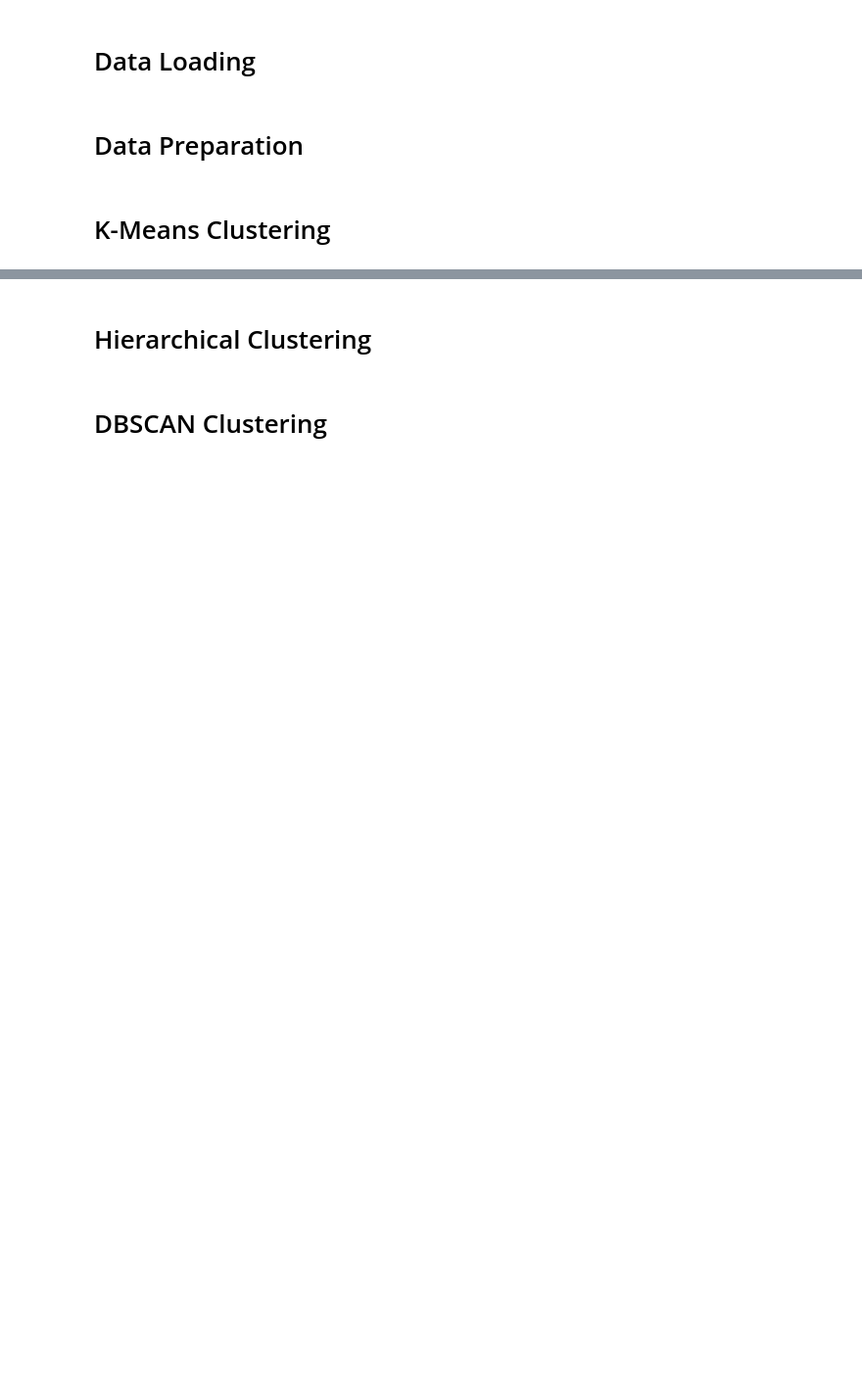
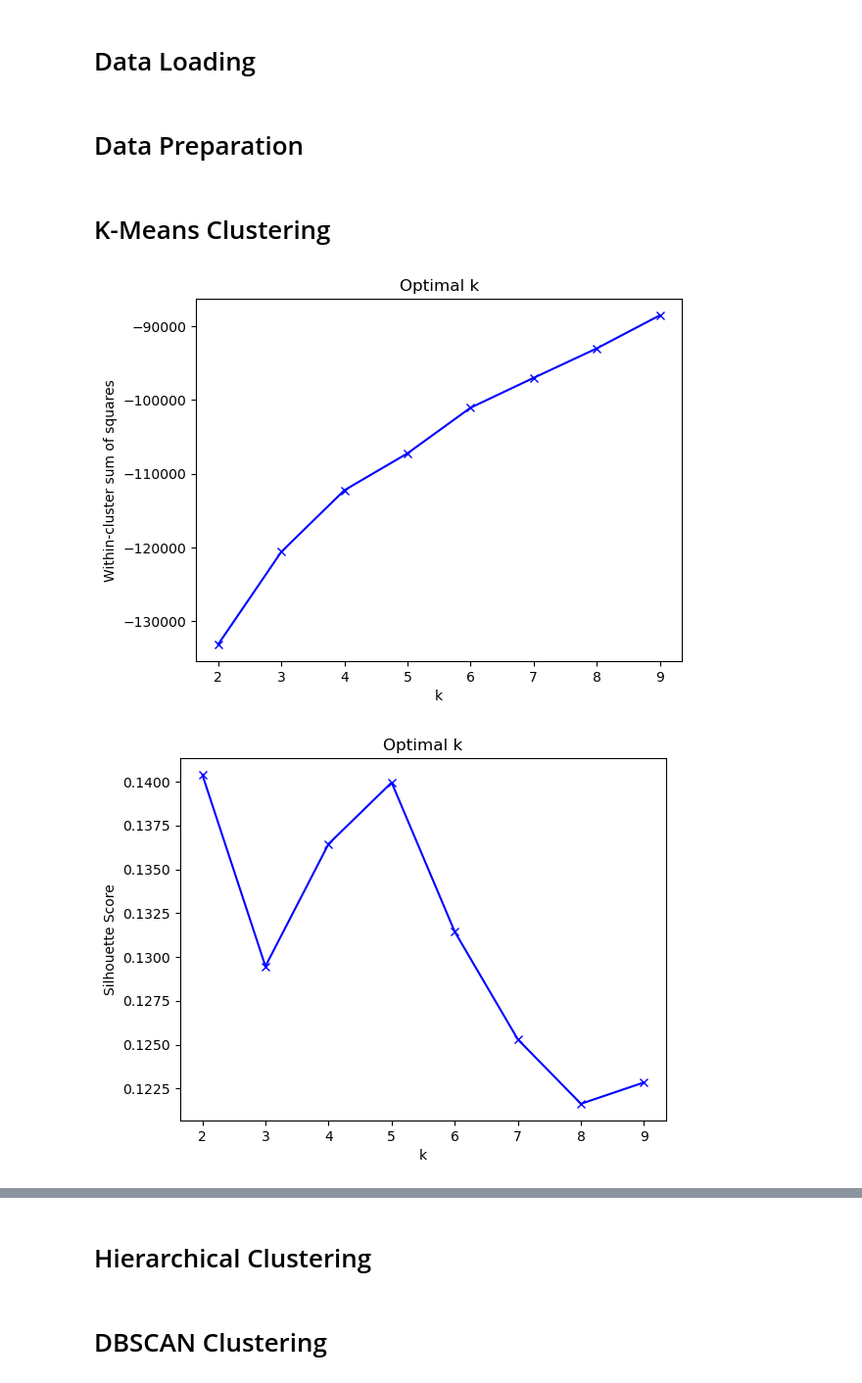
Before and after one commit to qw1mi/ml_pr2, a Jupyter notebook: Clustering_Algorithms.ipynb, the cells around one changed output, grey strips where cells are left out. Shown at 98% size. Cells and saved outputs as stored; diff of their text form; code cells hidden in the pictures; blank space fills up the shorter version.

Commit message:
some metrics implemented

```diff
--- a/Clustering_Algorithms.ipynb
+++ b/Clustering_Algorithms.ipynb
@@ -10,7 +11,7 @@ import seaborn as sns
 # Data Loading
 # %%
 
-data = pd.read_csv('data/data.csv')
+data = pd.read_csv('data/train.csv')
 # %% [markdown]
 # Data Preparation
 # %%
@@ -26,0 +32,32 @@ data_scaled = scaler.fit_transform(data_num)
+# %%
+def metrics_plots(X,max_k=10):
+
+    score = []
+    score_kmeans_s = []
+    score_kmeans_c = []
+    score_kmeans_d = []
+
+    for k in range(2, max_k):
+        kmeans = KMeans(n_clusters=k, random_state= 101)
+        predictions = kmeans.fit_predict(X)
+        # Calculate cluster validation metrics and append to lists of metrics
+        score.append(kmeans.score(X))
+        score_kmeans_s.append(silhouette_score(X, kmeans.labels_, metric='euclidean'))
+        score_kmeans_c.append(calinski_harabasz_score(X, kmeans.labels_))
+        score_kmeans_d.append(davies_bouldin_score(X, predictions))
+
+    list_scores = [score, score_kmeans_s, score_kmeans_c, score_kmeans_d]
+    # Elbow Method plot
+    list_title = ['Within-cluster sum of squares', 'Silhouette Score', 'Calinski Harabasz', 'Davies Bouldin']
+    for i in range(len(list_scores)):
+        x_ticks = list(range(2, len(list_scores[i]) + 2))
+        plt.plot(x_ticks, list_scores[i], 'bx-')
+        plt.xlabel('k')
+        plt.ylabel(list_title[i])
+        plt.title('Optimal k')
+        plt.show()
+# %%
+metrics_plots(data_scaled,max_k=10)
+# %% [output]
+[figure, added]
+[figure, added]
```
Also changed, not shown: parts of 10 cells of this notebook.
